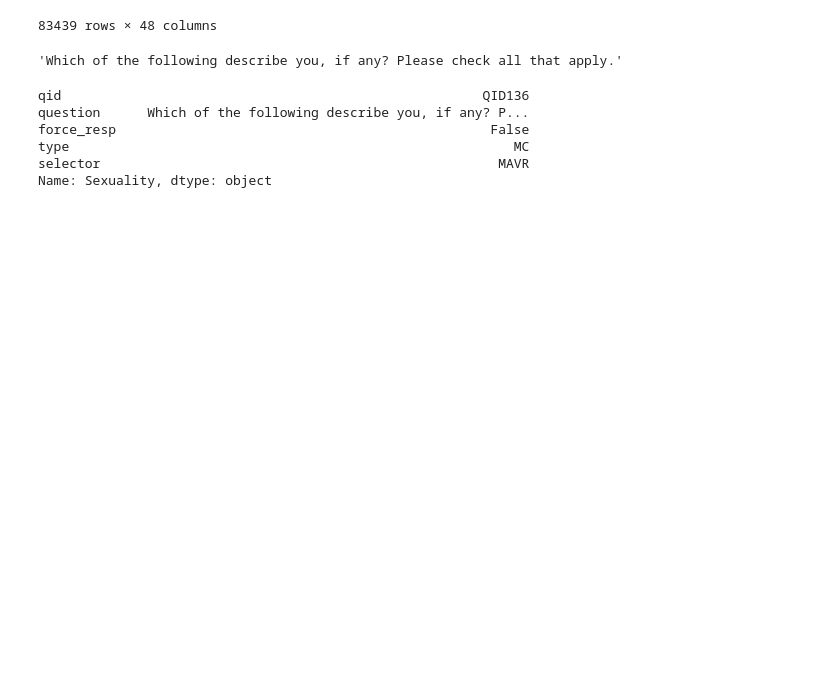
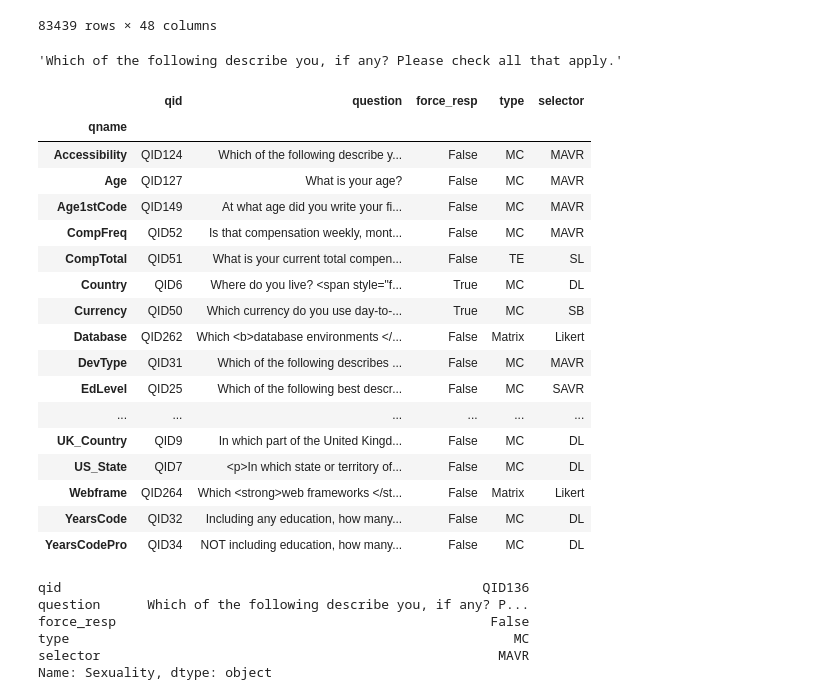
Before and after one commit to kashfifahim/PandasDemo, a Jupyter notebook: Pandas Demo.ipynb, the cells around one changed output. Cells and saved outputs as stored; diff of their text form; code cells hidden in the pictures; blank space fills up the shorter version.

Commit message:
complete part 4 of 11

```diff
--- a/Pandas Demo.ipynb
+++ b/Pandas Demo.ipynb
@@ -85,7 +85,26 @@ schema_df.loc['Sexuality', 'question']
 # %%
 schema_df.sort_index(inplace=True, ascending=True)
 # %%
-s
+schema_df
+# %% [output]
+|  | qid | question | force_resp | type | selector |
+| qname |  |  |  |  |  |
+| Accessibility | QID124 | Which of the following describe y... | False | MC | MAVR |
+| Age | QID127 | What is your age? | False | MC | MAVR |
+| Age1stCode | QID149 | At what age did you write your fi... | False | MC | MAVR |
+| CompFreq | QID52 | Is that compensation weekly, mont... | False | MC | MAVR |
+| CompTotal | QID51 | What is your current total compen... | False | TE | SL |
+| Country | QID6 | Where do you live? <span style="f... | True | MC | DL |
+| Currency | QID50 | Which currency do you use day-to-... | True | MC | SB |
+| Database | QID262 | Which <b>database environments </... | False | Matrix | Likert |
+| DevType | QID31 | Which of the following describes ... | False | MC | MAVR |
+| EdLevel | QID25 | Which of the following best descr... | False | MC | SAVR |
+| ... | ... | ... | ... | ... | ... |
+| UK_Country | QID9 | In which part of the United Kingd... | False | MC | DL |
+| US_State | QID7 | <p>In which state or territory of... | False | MC | DL |
+| Webframe | QID264 | Which <strong>web frameworks </st... | False | Matrix | Likert |
+| YearsCode | QID32 | Including any education, how many... | False | MC | DL |
+| YearsCodePro | QID34 | NOT including education, how many... | False | MC | DL |
 # %%
 schema_df.loc['Sexuality']
 # %% [output]
```
Also changed, not shown: parts of 7 cells of this notebook, 1 other file.
